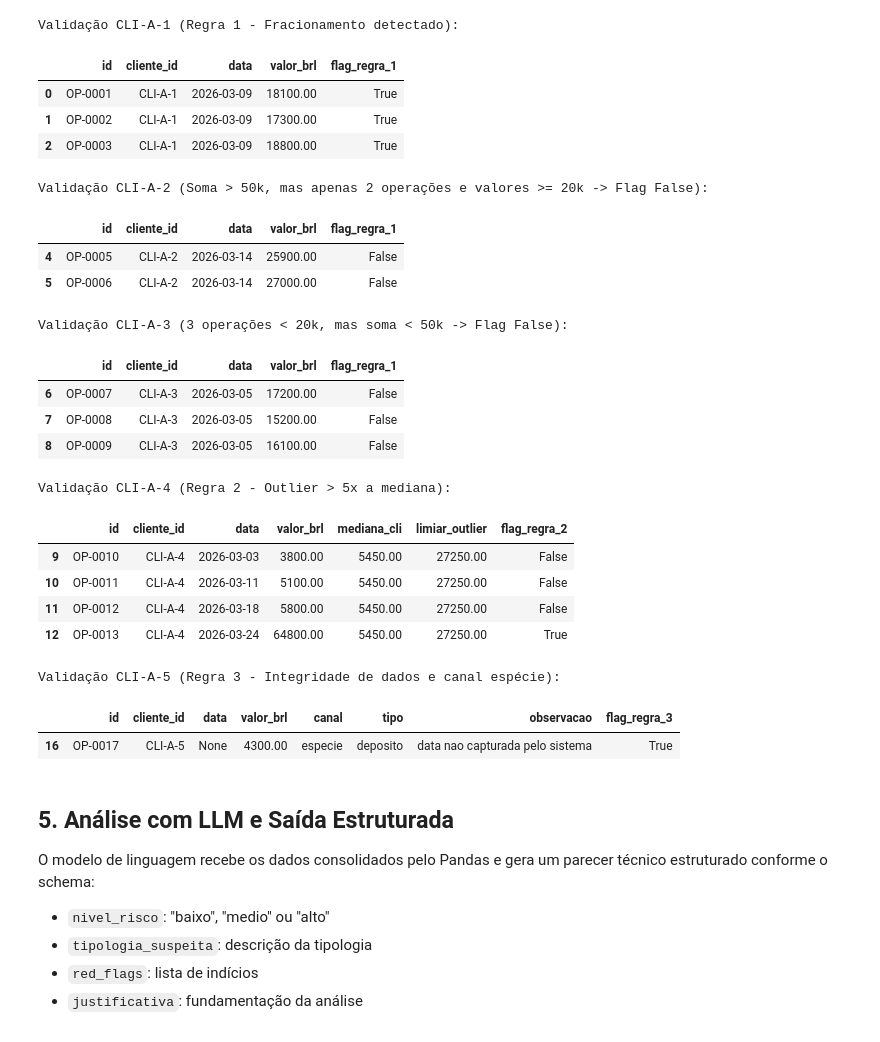
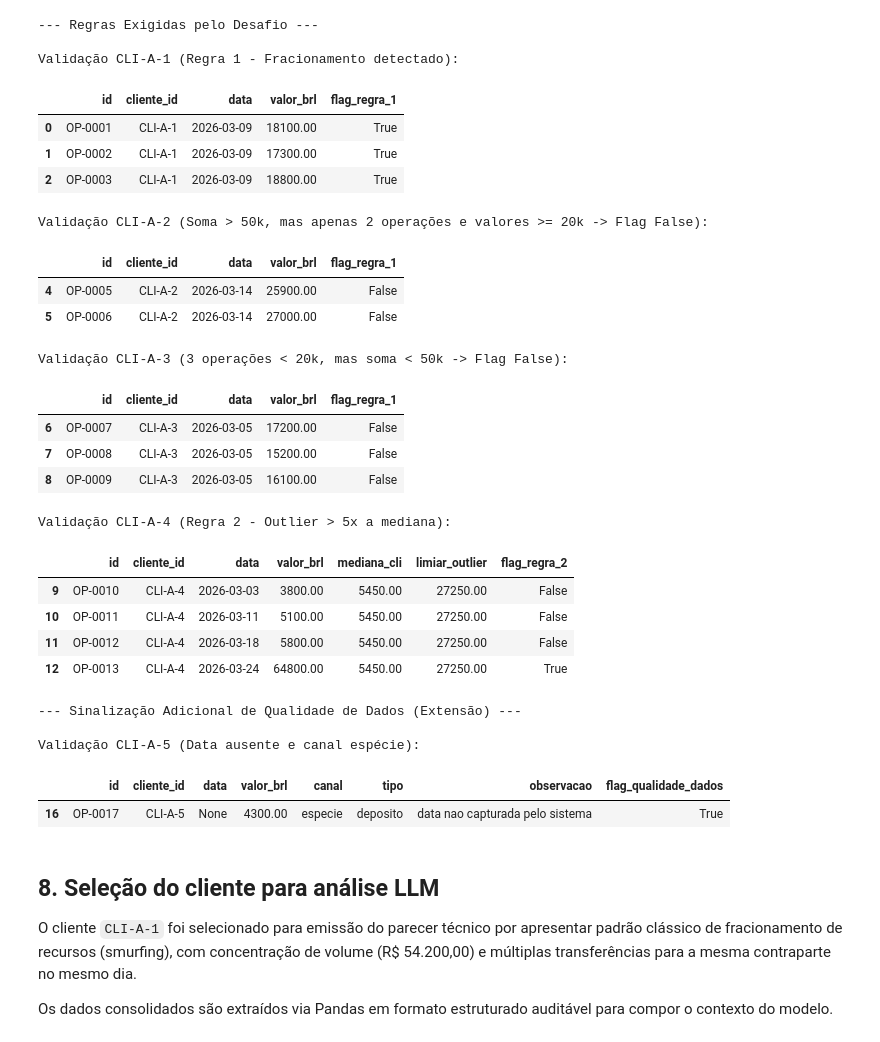
Before and after one commit to vitoriacosmo/desafio-ia, a Jupyter notebook: nivel_1/nivel_1.ipynb, the cells around one changed output. Cells and saved outputs as stored; diff of their text form; code cells hidden in the pictures.

```diff
--- a/nivel_1/nivel_1.ipynb
+++ b/nivel_1/nivel_1.ipynb
@@ -184,7 +228,7 @@ Implementação das três regras de monitoramento:
 def aplicar_regras(df: pd.DataFrame) -> pd.DataFrame:
     df_out = df.copy()
 
-    # Regra 1: Fracionamento
+    # 6.1 Regra de Fracionamento (Regra 1)
     df_validas = df_out[df_out["data_valida"]].copy()
     grp_dia = df_validas.groupby(["cliente_id", "data"]).agg(
         n_ops=("valor_brl", "count"),
@@ -204,7 +248,7 @@ def aplicar_regras(df: pd.DataFrame) -> pd.DataFrame:
     df_out = df_out.merge(fracionados, on=["cliente_id", "data"], how="left")
     df_out["flag_regra_1"] = df_out["flag_regra_1"].eq(True)
 
-    # Regra 2: Valor atípico
+    # 6.2 Regra de Valor Atípico (Regra 2)
     stats_cli = df_out.groupby("cliente_id").agg(
         n_ops_cli=("valor_brl", "count"),
         mediana_cli=("valor_brl", "median")
@@ -218,13 +262,13 @@ def aplicar_regras(df: pd.DataFrame) -> pd.DataFrame:
         (df_out["valor_brl"] > df_out["limiar_outlier"])
     )
 
-    # Regra 3: Sinalização de integridade de dados e espécie
-    df_out["flag_regra_3"] = (
+    # Extensão complementar: qualidade de dados
+    df_out["flag_qualidade_dados"] = (
         (~df_out["data_valida"]) | (df_out["canal"] == "especie")
     )
 
     return df_out
 
 df_flagged = aplicar_regras(df_limpo)
-display(df_flagged[["id", "cliente_id", "data", "valor_brl", "canal", "tipo", "flag_regra_1", "flag_regra_2", "flag_regra_3"]])
+display(df_flagged[["id", "cliente_id", "data", "valor_brl", "canal", "tipo", "flag_regra_1", "flag_regra_2", "flag_qualidade_dados"]])
 # %% [output]
@@ -258,5 +300,6 @@ Comparação explícita dos casos de teste para demonstrar a precisão e especif
 # %%
-print("Validação CLI-A-1 (Regra 1 - Fracionamento detectado):")
+print("--- Regras Exigidas pelo Desafio ---")
+print("\nValidação CLI-A-1 (Regra 1 - Fracionamento detectado):")
 display(df_flagged[(df_flagged["cliente_id"] == "CLI-A-1") & (df_flagged["data"] == "2026-03-09")][
     ["id", "cliente_id", "data", "valor_brl", "flag_regra_1"]
 ])
@@ -271,47 +314,49 @@ display(df_flagged[df_flagged["cliente_id"] == "CLI-A-3"][
     ["id", "cliente_id", "data", "valor_brl", "flag_regra_1"]
 ])
 
 print("\nValidação CLI-A-4 (Regra 2 - Outlier > 5x a mediana):")
 display(df_flagged[df_flagged["cliente_id"] == "CLI-A-4"][
     ["id", "cliente_id", "data", "valor_brl", "mediana_cli", "limiar_outlier", "flag_regra_2"]
 ])
 
-print("\nValidação CLI-A-5 (Regra 3 - Integridade de dados e canal espécie):")
-display(df_flagged[df_flagged["flag_regra_3"]][
-    ["id", "cliente_id", "data", "valor_brl", "canal", "tipo", "observacao", "flag_regra_3"]
+print("\n--- Sinalização Adicional de Qualidade de Dados (Extensão) ---")
+print("\nValidação CLI-A-5 (Data ausente e canal espécie):")
+display(df_flagged[df_flagged["flag_qualidade_dados"]][
+    ["id", "cliente_id", "data", "valor_brl", "canal", "tipo", "observacao", "flag_qualidade_dados"]
 ])
 # %% [output]
+--- Regras Exigidas pelo Desafio ---
+
 Validação CLI-A-1 (Regra 1 - Fracionamento detectado):
 |  | id | cliente_id | data | valor_brl | flag_regra_1 |
 | 0 | OP-0001 | CLI-A-1 | 2026-03-09 | 18100.00 | True |
 | 1 | OP-0002 | CLI-A-1 | 2026-03-09 | 17300.00 | True |
 | 2 | OP-0003 | CLI-A-1 | 2026-03-09 | 18800.00 | True |
 Validação CLI-A-2 (Soma > 50k, mas apenas 2 operações e valores >= 20k -> Flag False):
 |  | id | cliente_id | data | valor_brl | flag_regra_1 |
 | 4 | OP-0005 | CLI-A-2 | 2026-03-14 | 25900.00 | False |
 | 5 | OP-0006 | CLI-A-2 | 2026-03-14 | 27000.00 | False |
 Validação CLI-A-3 (3 operações < 20k, mas soma < 50k -> Flag False):
 |  | id | cliente_id | data | valor_brl | flag_regra_1 |
 | 6 | OP-0007 | CLI-A-3 | 2026-03-05 | 17200.00 | False |
 | 7 | OP-0008 | CLI-A-3 | 2026-03-05 | 15200.00 | False |
 | 8 | OP-0009 | CLI-A-3 | 2026-03-05 | 16100.00 | False |
 Validação CLI-A-4 (Regra 2 - Outlier > 5x a mediana):
 |  | id | cliente_id | data | valor_brl | mediana_cli | limiar_outlier | flag_regra_2 |
 | 9 | OP-0010 | CLI-A-4 | 2026-03-03 | 3800.00 | 5450.00 | 27250.00 | False |
 | 10 | OP-0011 | CLI-A-4 | 2026-03-11 | 5100.00 | 5450.00 | 27250.00 | False |
 | 11 | OP-0012 | CLI-A-4 | 2026-03-18 | 5800.00 | 5450.00 | 27250.00 | False |
 | 12 | OP-0013 | CLI-A-4 | 2026-03-24 | 64800.00 | 5450.00 | 27250.00 | True |
-Validação CLI-A-5 (Regra 3 - Integridade de dados e canal espécie):
+--- Sinalização Adicional de Qualidade de Dados (Extensão) ---
+
+Validação CLI-A-5 (Data ausente e canal espécie):
-|  | id | cliente_id | data | valor_brl | canal | tipo | observacao | flag_regra_3 |
+|  | id | cliente_id | data | valor_brl | canal | tipo | observacao | flag_qualidade_dados |
 | 16 | OP-0017 | CLI-A-5 | None | 4300.00 | especie | deposito | data nao capturada pelo sistema | True |
-# %% [markdown]
-## 5. Análise com LLM e Saída Estruturada
-
-O modelo de linguagem recebe os dados consolidados pelo Pandas e gera um parecer técnico estruturado conforme o schema:
-- `nivel_risco`: "baixo", "medio" ou "alto"
-- `tipologia_suspeita`: descrição da tipologia
-- `red_flags`: lista de indícios
-- `justificativa`: fundamentação da análise
+# %% [markdown]
+## 8. Seleção do cliente para análise LLM
+O cliente `CLI-A-1` foi selecionado para emissão do parecer técnico por apresentar padrão clássico de fracionamento de recursos (smurfing), com concentração de volume (R$ 54.200,00) e múltiplas transferências para a mesma contraparte no mesmo dia.
+
+Os dados consolidados são extraídos via Pandas em formato estruturado auditável para compor o contexto do modelo.
 # %%
 class ParecerPLD(BaseModel):
     cliente_id: str = Field(..., description="ID do cliente")
```
Also changed, not shown: parts of 22 cells of this notebook, 5 other files.
